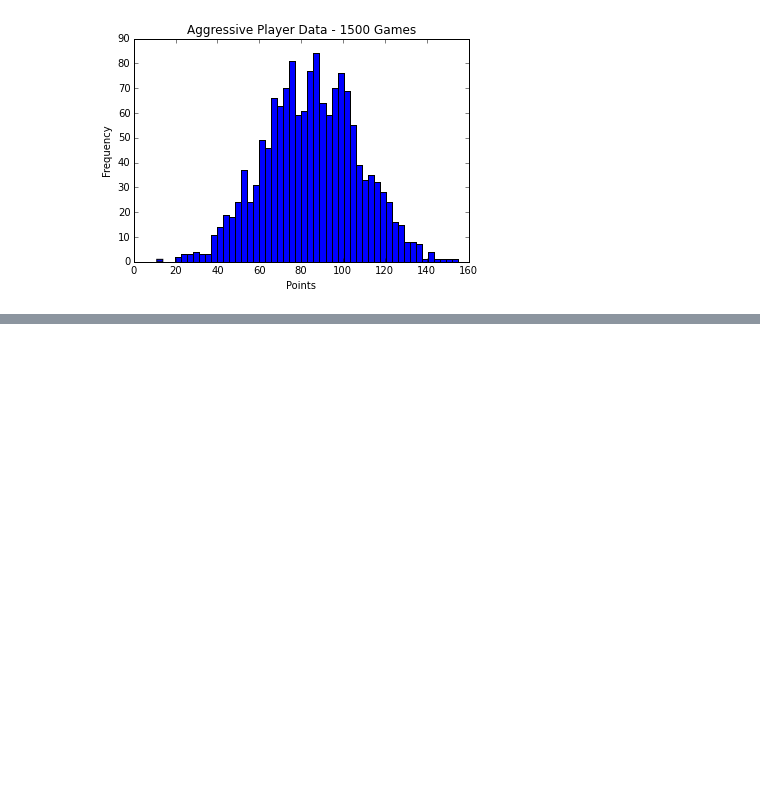
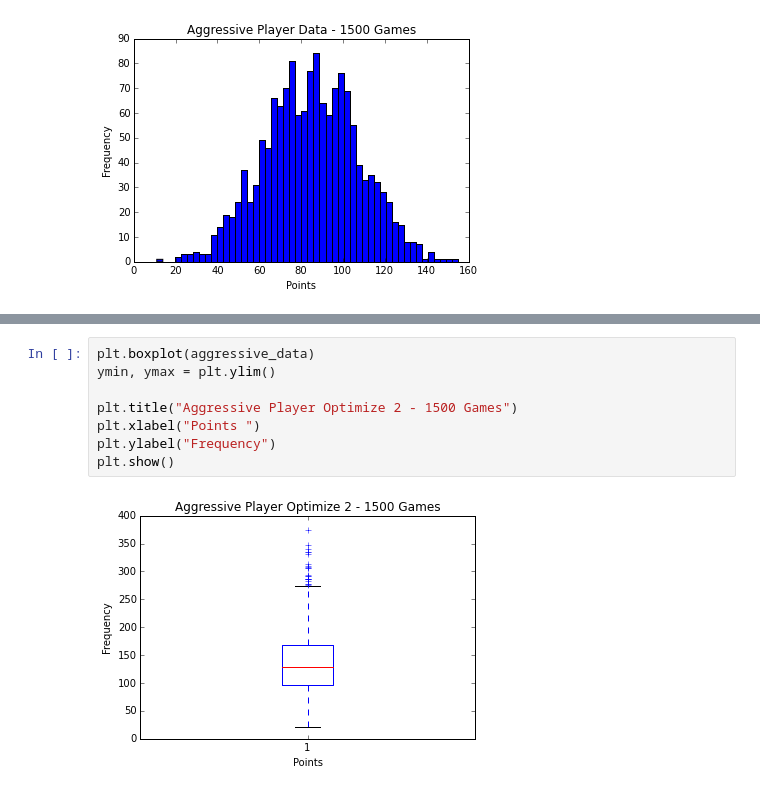
Before and after one commit to JermaineKee/ultimate-pig, a Jupyter notebook: ultimate_pig.ipynb, the cells around one changed output, grey strips where cells are left out. Drawn from its saved outputs; the diff is of its cells as text; blank space fills up the shorter version.

```diff
--- a/ultimate_pig.ipynb
+++ b/ultimate_pig.ipynb
@@ -118,0 +178,10 @@ plt.show()
+# %%
+plt.boxplot(aggressive_data)
+ymin, ymax = plt.ylim()
+
+plt.title("Aggressive Player Optimize 2 - 1500 Games")
+plt.xlabel("Points ")
+plt.ylabel("Frequency")
+plt.show()
+# %% [output]
+[figure, added]
```
Also changed, not shown: parts of 8 cells of this notebook.
